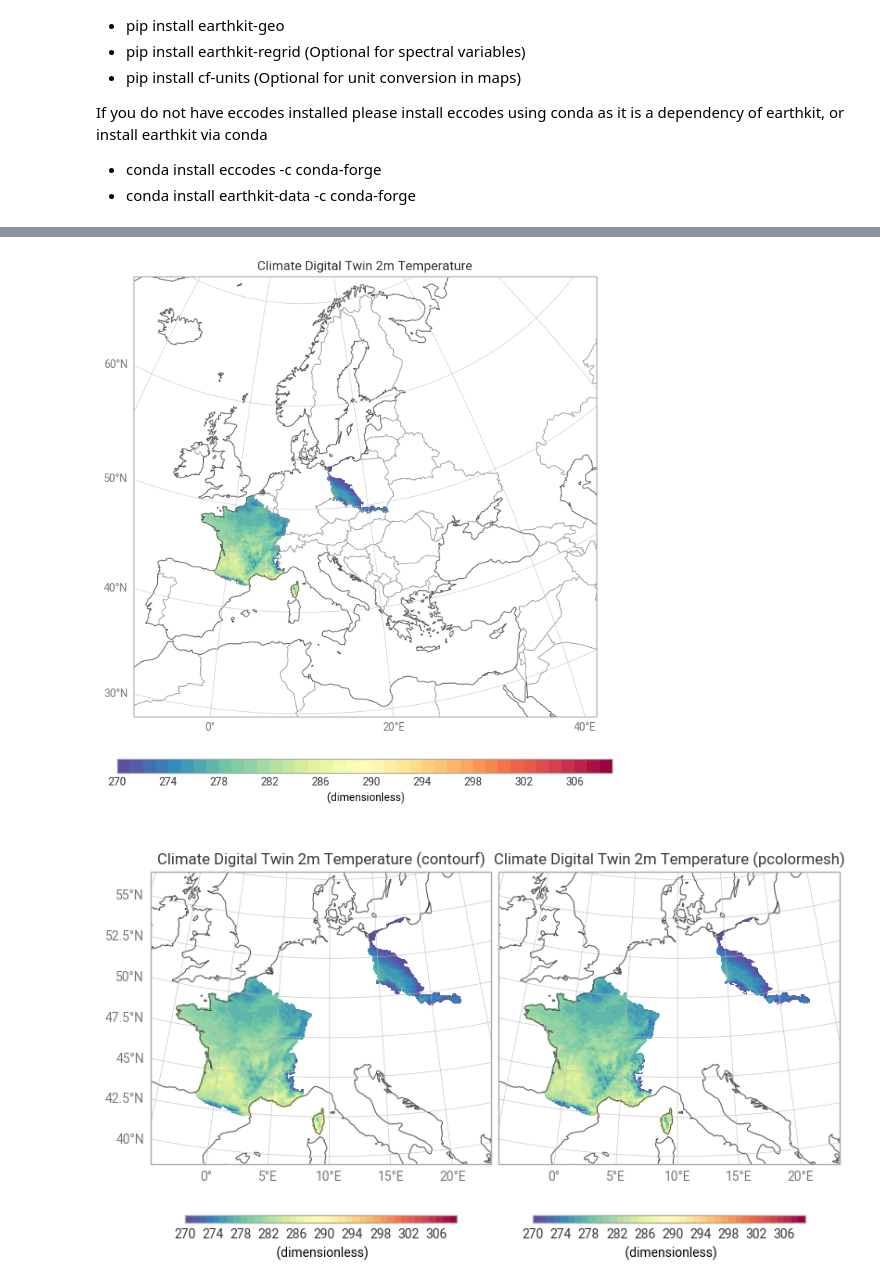
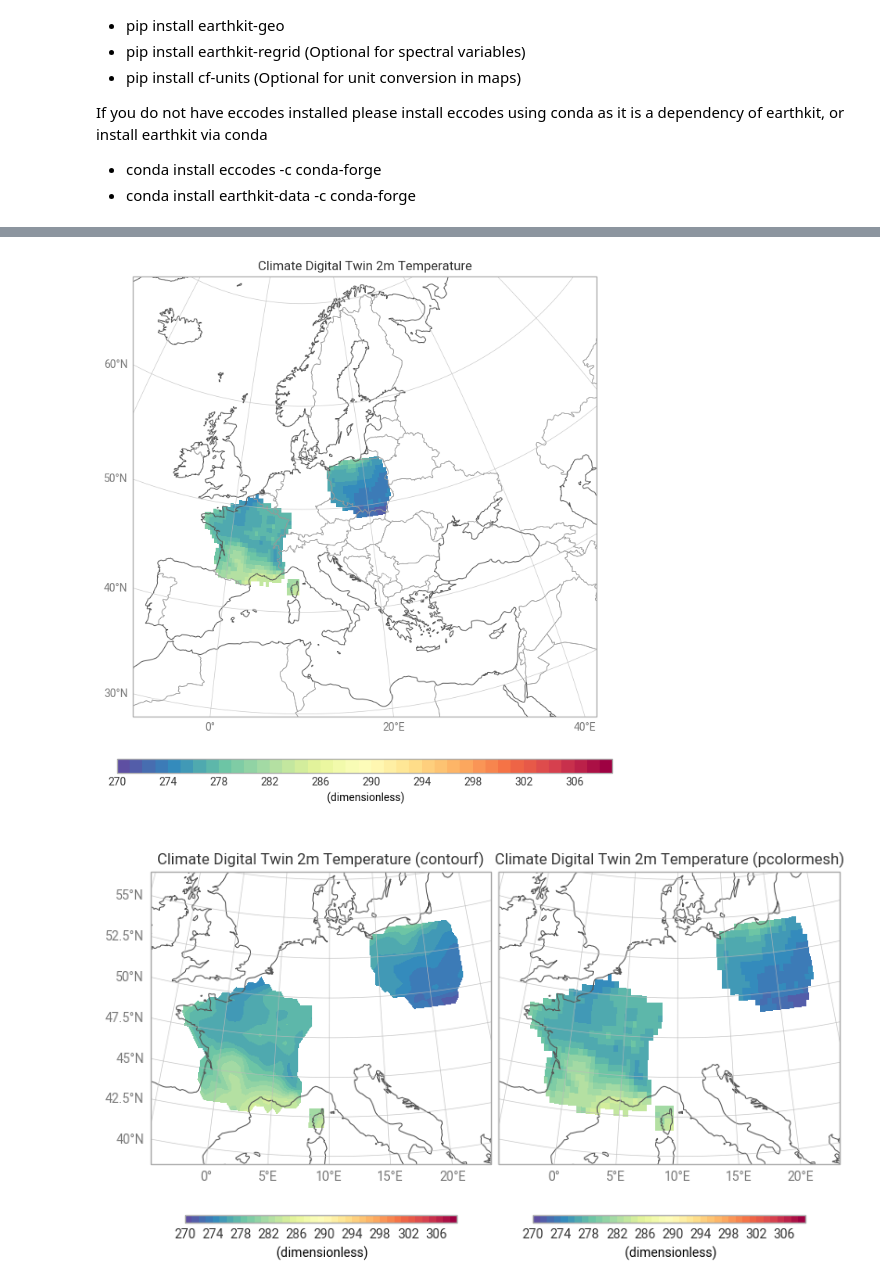
Before and after one commit to trackow/polytope-examples, a Jupyter notebook: climate-dt/climate-dt-earthkit-fe-pcolormesh.ipynb, the cells around one changed output, grey strips where cells are left out. Drawn from its saved outputs; the diff is of its cells as text; code cells hidden in the pictures.

Commit message:
workaround fix for eathkit plot interpolate issue

```diff
--- a/climate-dt/climate-dt-earthkit-fe-pcolormesh.ipynb
+++ b/climate-dt/climate-dt-earthkit-fe-pcolormesh.ipynb
@@ -98,7 +121,10 @@ Data variables:
 lats = ds.latitude.values
 lons = ds.longitude.values
 values = ds["2t"].values.squeeze()
-lats, lons, values
+
+# Pre-interpolate unstructured data onto a regular grid
+interpolator = Interpolate(distance_threshold="auto")
+lons_grid, lats_grid, values_grid = interpolator.apply(lons, lats, values)
 
 chart = earthkit.plots.Map(domain=["Europe"])
 style = earthkit.plots.styles.Style(
@@ -106,8 +132,7 @@ style = earthkit.plots.styles.Style(
     colors="Spectral_r",
 )
 chart.pcolormesh(
-    x=lons, y=lats, z=values, style=style,
-    interpolate={"distance_threshold": "auto"},
+    x=lons_grid, y=lats_grid, z=values_grid, style=style,
 )
 
 chart.coastlines()
@@ -120,31 +145,29 @@ chart.legend()
 
 chart.show()
 # %% [output]
-[figure, old version]
+[figure, new version]
 # %%
 figure = earthkit.plots.Figure(rows=1, columns=2, domain=["France", "Poland"])
 style = earthkit.plots.styles.Style(
     levels=np.arange(270, 310, 1),
     colors="Spectral_r",
 )
 
 chart = figure.add_map()
 chart.contourf(
-    x=lons, y=lats, z=values, style=style,
-    interpolate={"distance_threshold": "auto"},
+    x=lons_grid, y=lats_grid, z=values_grid, style=style,
 )
 chart.legend()
 chart.title("Climate Digital Twin 2m Temperature (contourf)")
 
 chart = figure.add_map()
 chart.pcolormesh(
-    x=lons, y=lats, z=values, style=style,
-    interpolate={"distance_threshold": "auto"},
+    x=lons_grid, y=lats_grid, z=values_grid, style=style,
 )
 chart.legend()
 chart.title("Climate Digital Twin 2m Temperature (pcolormesh)")
 
 figure.coastlines()
 figure.gridlines()
 # %% [output]
-[figure, old version]
+[figure, new version]
```
Also changed, not shown: parts of 5 cells of this notebook.
